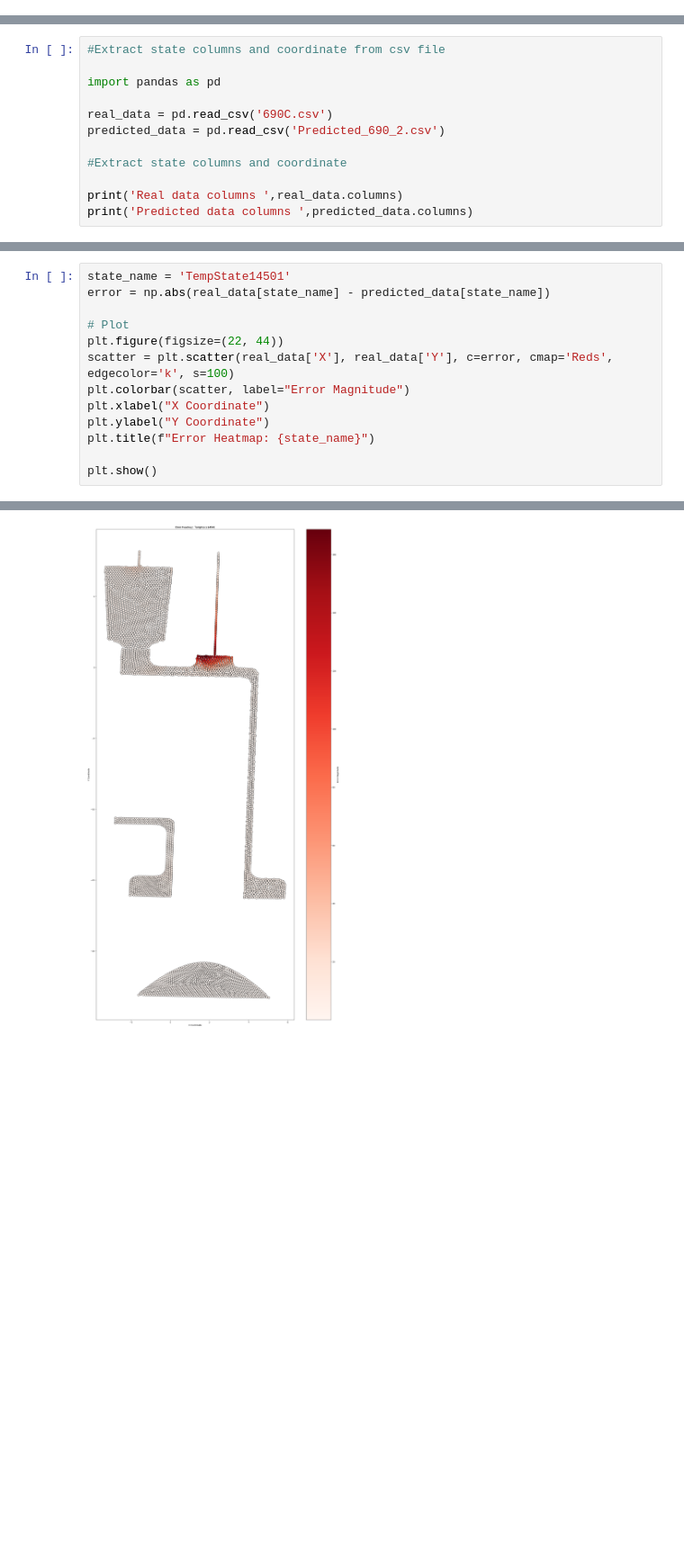
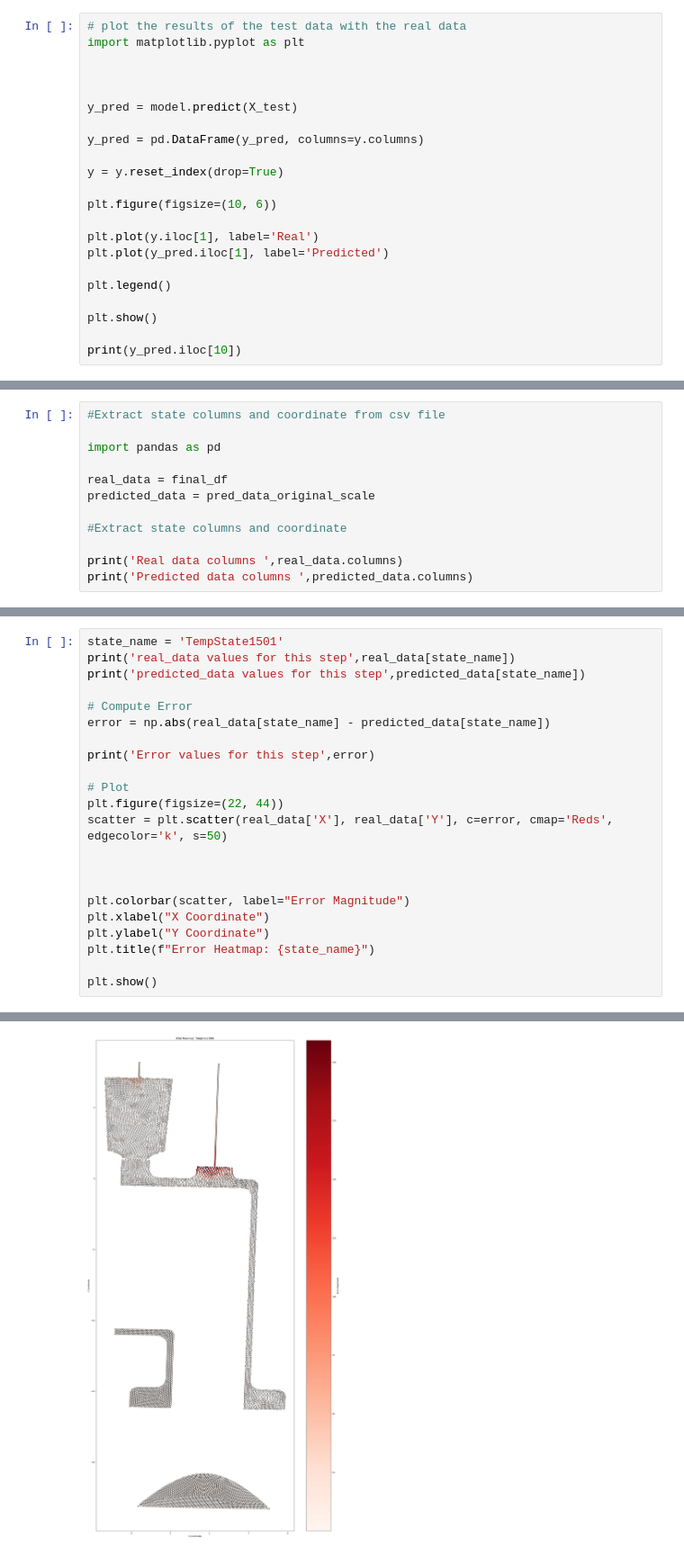
Before and after one commit to scohail/LowCast_AI-Simulation, a Jupyter notebook: Scripts/Evaluate.ipynb, the cells around one changed output, grey strips where cells are left out. Shown at 90% size. Saved outputs shown, nothing was run; the diff lists cells and outputs as text; blank space fills up the shorter version.

```diff
--- a/Scripts/Evaluate.ipynb
+++ b/Scripts/Evaluate.ipynb
@@ -0,0 +139,22 @@
+# %%
+# plot the results of the test data with the real data
+import matplotlib.pyplot as plt
+
+
+
+y_pred = model.predict(X_test)
+
+y_pred = pd.DataFrame(y_pred, columns=y.columns)
+
+y = y.reset_index(drop=True)
+
+plt.figure(figsize=(10, 6))
+
+plt.plot(y.iloc[1], label='Real')
+plt.plot(y_pred.iloc[1], label='Predicted')
+
+plt.legend()
+
+plt.show()
+
+print(y_pred.iloc[10])
@@ -3,8 +246,8 @@
 
 import pandas as pd
 
-real_data = pd.read_csv('690C.csv')
-predicted_data = pd.read_csv('Predicted_690_2.csv')
+real_data = final_df
+predicted_data = pred_data_original_scale
 
 #Extract state columns and coordinate
 
@@ -51,10 +293,19 @@ plt.show()
 # %%
-state_name = 'TempState14501'
+state_name = 'TempState1501'
+print('real_data values for this step',real_data[state_name])
+print('predicted_data values for this step',predicted_data[state_name])
+
+# Compute Error
 error = np.abs(real_data[state_name] - predicted_data[state_name])
+
+print('Error values for this step',error)
 
 # Plot
 plt.figure(figsize=(22, 44))
-scatter = plt.scatter(real_data['X'], real_data['Y'], c=error, cmap='Reds', edgecolor='k', s=100)
+scatter = plt.scatter(real_data['X'], real_data['Y'], c=error, cmap='Reds', edgecolor='k', s=50)
+
+
+
 plt.colorbar(scatter, label="Error Magnitude")
 plt.xlabel("X Coordinate")
 plt.ylabel("Y Coordinate")
@@ -65,4 +333,4 @@ plt.show()
-[figure, old version]
+[figure, new version]
 # %%
 # Compute Error
 
```
Also changed, not shown: parts of 11 cells of this notebook.
